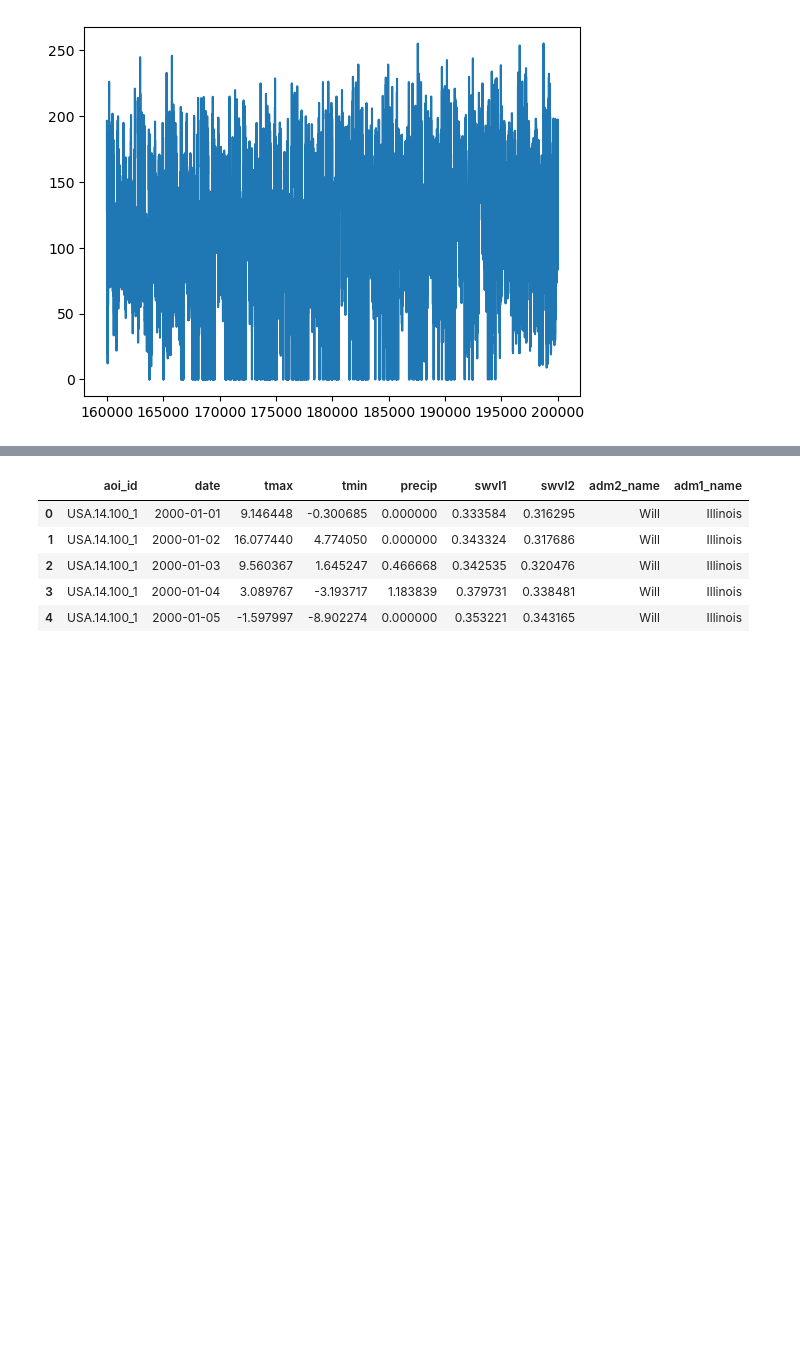
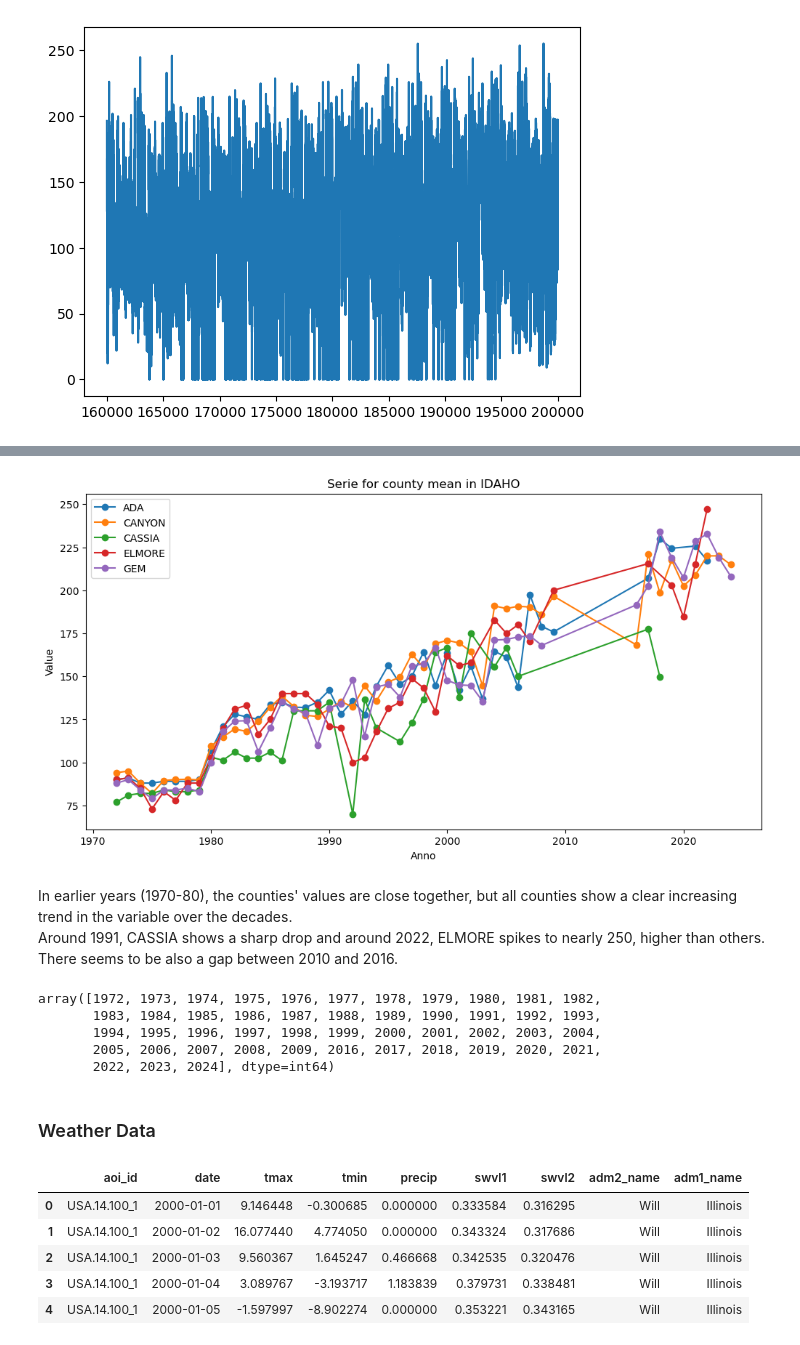
Before and after one commit to AntonioDonnangelo/Predicting-2024-US-Corn-Yield, a Jupyter notebook: Predicting_2024_US_Corn_Yield.ipynb, the cells around one changed output, grey strips where cells are left out. Cells and saved outputs as stored; diff of their text form; code cells hidden in the pictures; blank space fills up the shorter version.

```diff
--- a/Predicting_2024_US_Corn_Yield.ipynb
+++ b/Predicting_2024_US_Corn_Yield.ipynb
@@ -249 +328,35 @@ plt.show()
+# %%
+# Serie for county in a specific state
+state_example = 'IDAHO'
+county_time_series = df[df['state_name'] == state_example].groupby(['year', 'county_name'])['Value'].mean().reset_index()
+
+# Selezioniamo alcuni county per il grafico (massimo 5)
+counties_to_plot = county_time_series['county_name'].unique()[:5]
+
+plt.figure(figsize=(12, 6))
+for county in counties_to_plot:
+    data = county_time_series[county_time_series['county_name'] == county]
+    plt.plot(data['year'], data['Value'], marker='o', label=county)
+
+plt.title(f"Serie for county mean in {state_example}")
+plt.xlabel("Anno")
+plt.ylabel("Value")
+plt.legend()
+plt.show()
+# %% [output]
+[figure, added]
+# %% [markdown]
+In earlier years (1970-80), the counties' values are close together, but all counties show a clear increasing trend in the variable over the decades. <br>
+Around 1991, CASSIA shows a sharp drop and around 2022, ELMORE spikes to nearly 250, higher than others. There seems to be also a gap between 2010 and 2016.
+# %%
+# checking for the gap
+df[df['state_name']== 'IDAHO'].groupby(['year', 'county_name'])['Value'].mean().reset_index()['year'].unique()
+# %% [output]
+array([1972, 1973, 1974, 1975, 1976, 1977, 1978, 1979, 1980, 1981, 1982,
+       1983, 1984, 1985, 1986, 1987, 1988, 1989, 1990, 1991, 1992, 1993,
+       1994, 1995, 1996, 1997, 1998, 1999, 2000, 2001, 2002, 2003, 2004,
+       2005, 2006, 2007, 2008, 2009, 2016, 2017, 2018, 2019, 2020, 2021,
+       2022, 2023, 2024], dtype=int64)
+# %% [markdown]
+### Weather Data
 # %%
```
Also changed, not shown: parts of 109 cells of this notebook.
